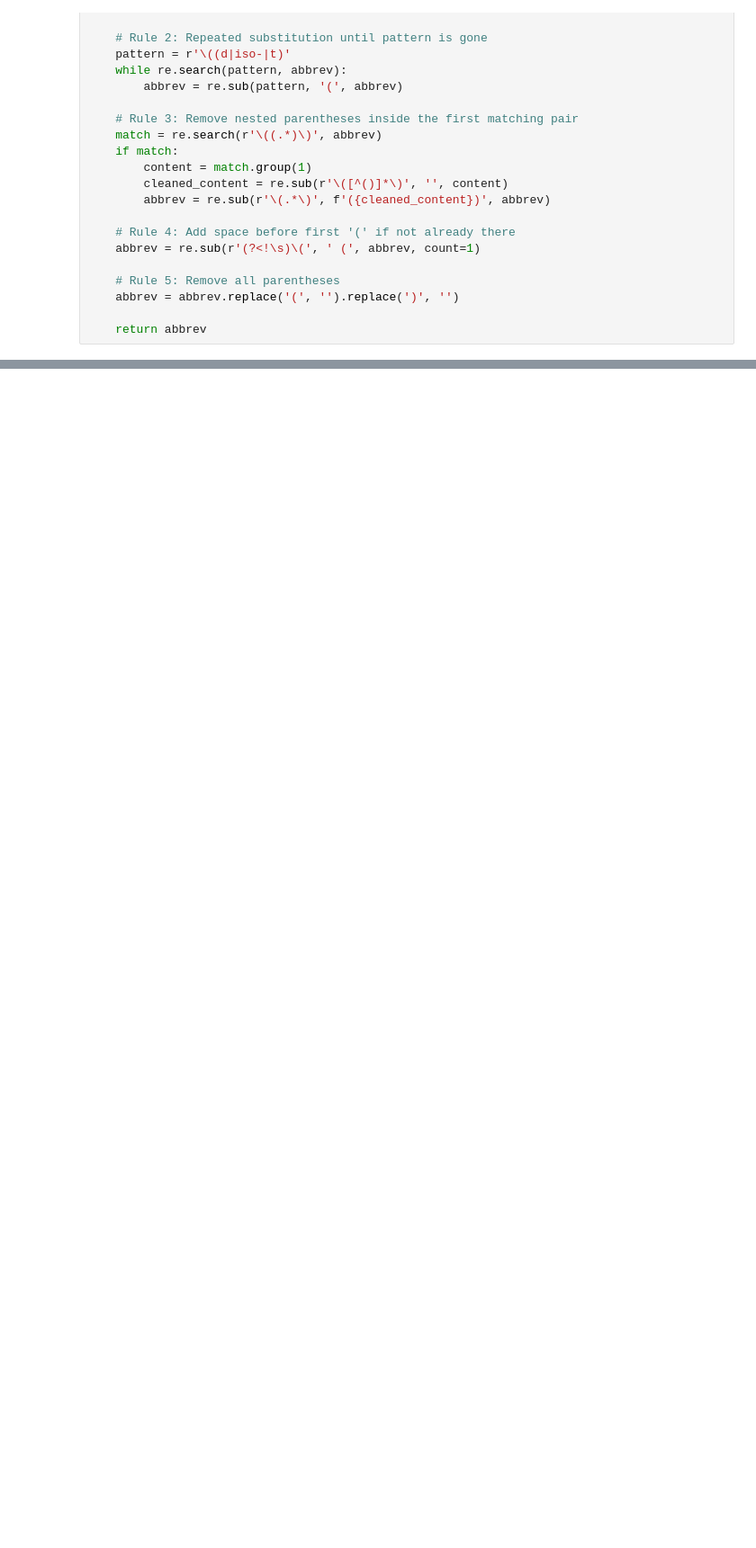
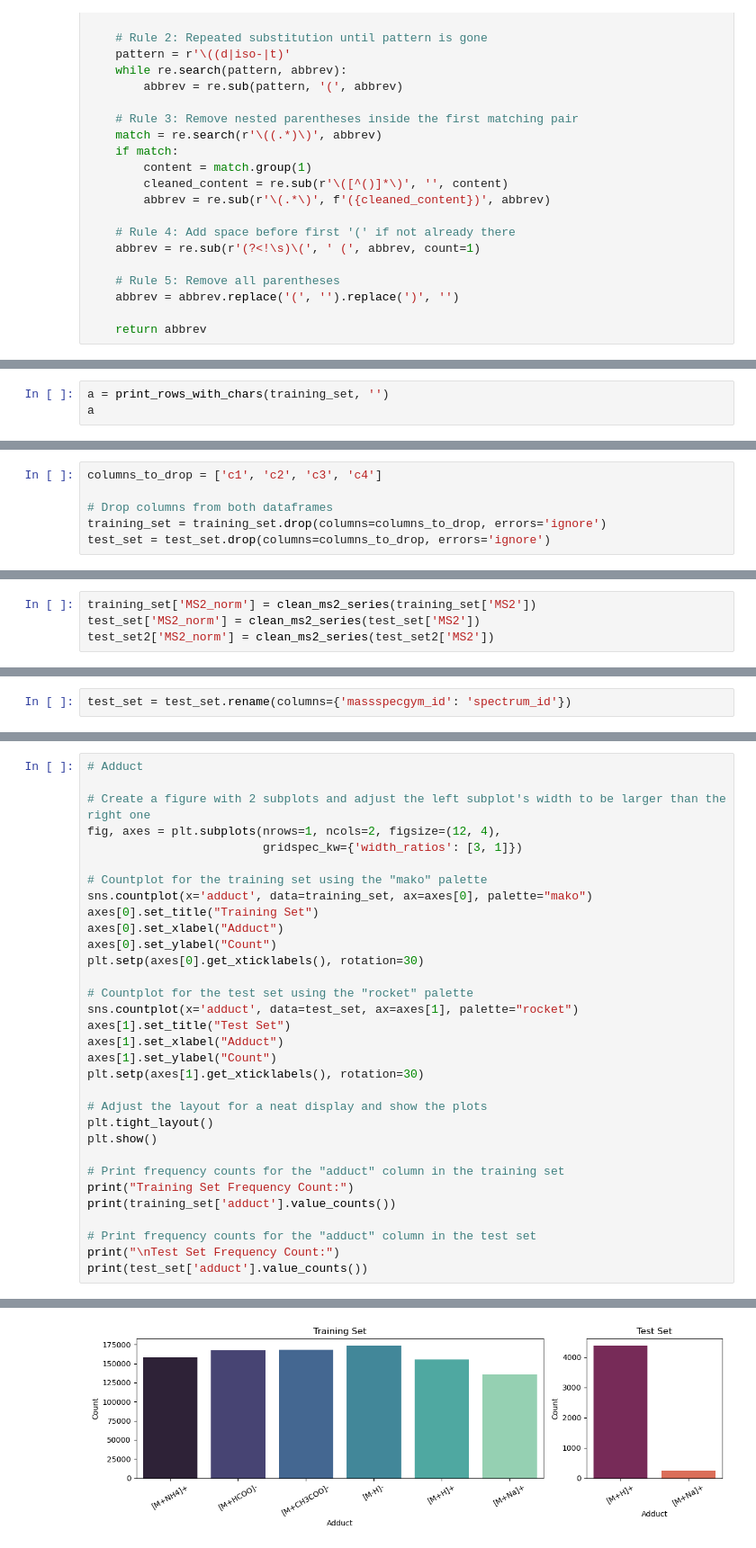
Before and after one commit to Bowen999/SLAM, a Jupyter notebook: datasets/only_lipid.ipynb, the cells around one changed output, grey strips where cells are left out. Shown: that part at 90% size. Saved outputs shown, nothing was run; the diff lists cells and outputs as text; blank space fills up the shorter version.

```diff
--- a/datasets/only_lipid.ipynb
+++ b/datasets/only_lipid.ipynb
@@ -221,0 +1115,3 @@ merged_lipids.to_csv('gnps_massbank_mona.csv', index=False)
+# %%
+a = print_rows_with_chars(training_set, '')
+a
@@ -221,0 +1174,6 @@ merged_lipids.to_csv('gnps_massbank_mona.csv', index=False)
+# %%
+columns_to_drop = ['c1', 'c2', 'c3', 'c4']
+
+# Drop columns from both dataframes
+training_set = training_set.drop(columns=columns_to_drop, errors='ignore')
+test_set = test_set.drop(columns=columns_to_drop, errors='ignore')
@@ -221,0 +1426,4 @@ merged_lipids.to_csv('gnps_massbank_mona.csv', index=False)
+# %%
+training_set['MS2_norm'] = clean_ms2_series(training_set['MS2'])
+test_set['MS2_norm'] = clean_ms2_series(test_set['MS2'])
+test_set2['MS2_norm'] = clean_ms2_series(test_set2['MS2'])
@@ -221,0 +1436,2 @@ merged_lipids.to_csv('gnps_massbank_mona.csv', index=False)
+# %%
+test_set = test_set.rename(columns={'massspecgym_id': 'spectrum_id'})
@@ -221,0 +1508,33 @@ merged_lipids.to_csv('gnps_massbank_mona.csv', index=False)
+# %%
+# Adduct
+
+# Create a figure with 2 subplots and adjust the left subplot's width to be larger than the right one
+fig, axes = plt.subplots(nrows=1, ncols=2, figsize=(12, 4),
+                         gridspec_kw={'width_ratios': [3, 1]})
+
+# Countplot for the training set using the "mako" palette
+sns.countplot(x='adduct', data=training_set, ax=axes[0], palette="mako")
+axes[0].set_title("Training Set")
+axes[0].set_xlabel("Adduct")
+axes[0].set_ylabel("Count")
+plt.setp(axes[0].get_xticklabels(), rotation=30)
+
+# Countplot for the test set using the "rocket" palette
+sns.countplot(x='adduct', data=test_set, ax=axes[1], palette="rocket")
+axes[1].set_title("Test Set")
+axes[1].set_xlabel("Adduct")
+axes[1].set_ylabel("Count")
+plt.setp(axes[1].get_xticklabels(), rotation=30)
+
+# Adjust the layout for a neat display and show the plots
+plt.tight_layout()
+plt.show()
+
+# Print frequency counts for the "adduct" column in the training set
+print("Training Set Frequency Count:")
+print(training_set['adduct'].value_counts())
+
+# Print frequency counts for the "adduct" column in the test set
+print("\nTest Set Frequency Count:")
+print(test_set['adduct'].value_counts())
+# %% [output]
@@ -221,0 +1548 @@ merged_lipids.to_csv('gnps_massbank_mona.csv', index=False)
+[figure, added]
```
Also changed, not shown: parts of 124 cells of this notebook.
